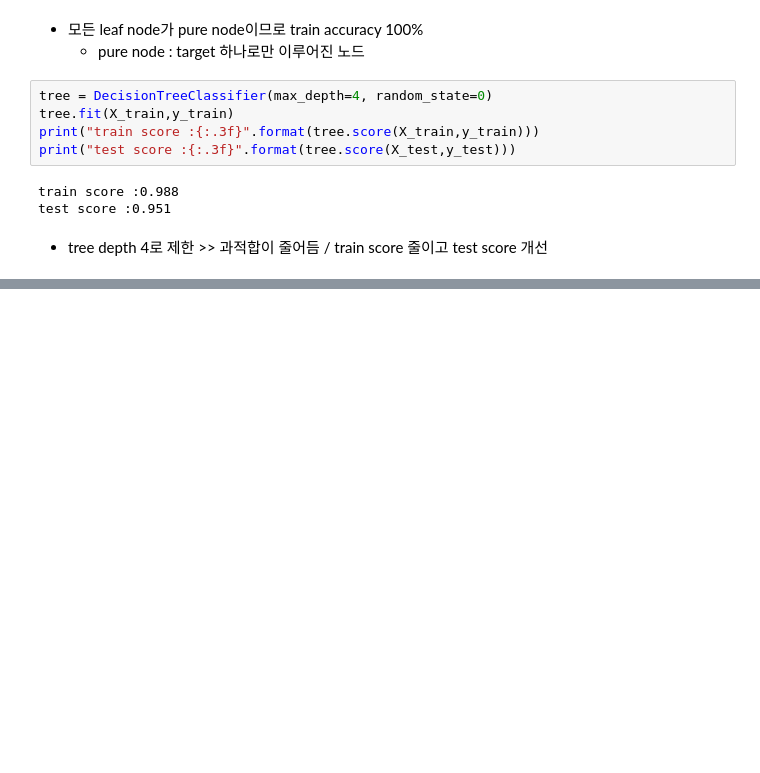
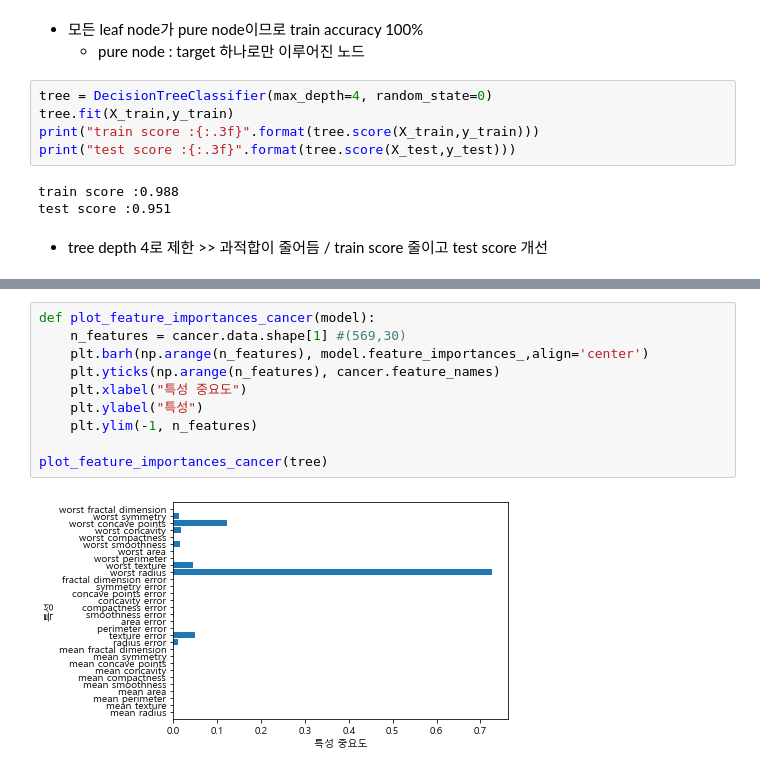
Before and after one commit to ikeven94/py_repo, a Jupyter notebook: Modeling.ipynb, the cells around one changed output, grey strips where cells are left out. Drawn from its saved outputs; the diff is of its cells as text; blank space fills up the shorter version.

Commit message:
Supervised Learning Modeling

```diff
--- a/Modeling.ipynb
+++ b/Modeling.ipynb
@@ -358,0 +368,12 @@ export_graphviz(tree, out_file="tree.dot", clas)
+# %%
+def plot_feature_importances_cancer(model):
+    n_features = cancer.data.shape[1] #(569,30)
+    plt.barh(np.arange(n_features), model.feature_importances_,align='center')
+    plt.yticks(np.arange(n_features), cancer.feature_names)
+    plt.xlabel("특성 중요도")
+    plt.ylabel("특성")
+    plt.ylim(-1, n_features)
+
+plot_feature_importances_cancer(tree)
+# %% [output]
+[figure, added]
```
Also changed, not shown: parts of 9 cells of this notebook.
